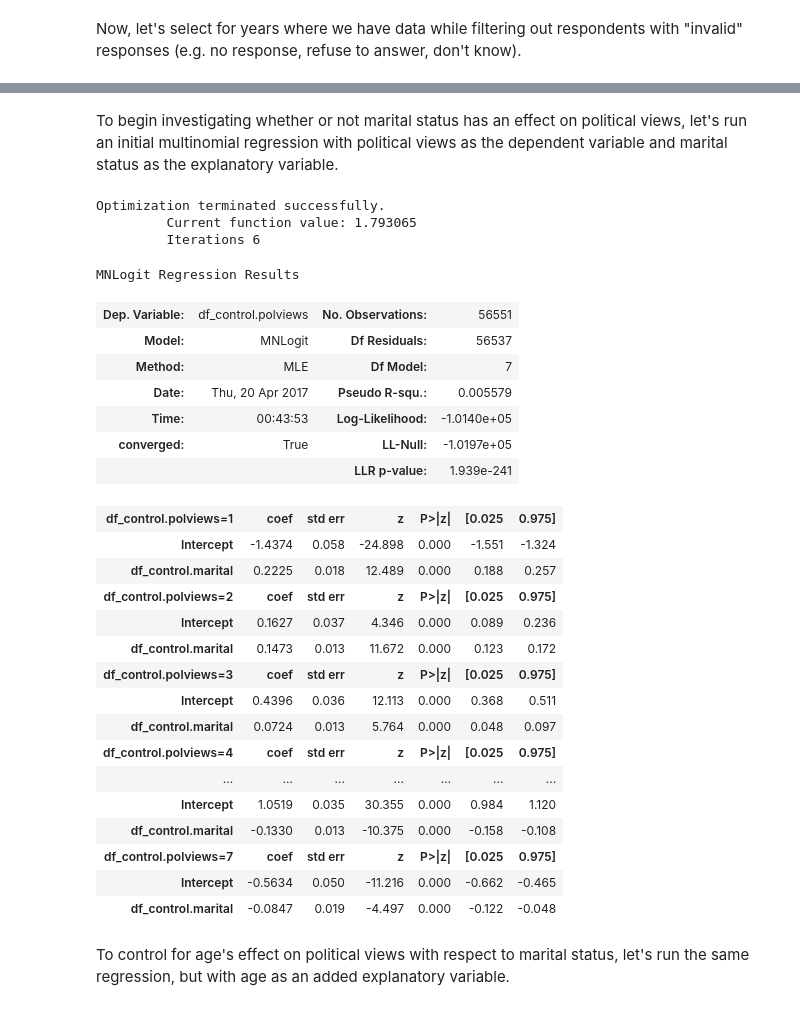
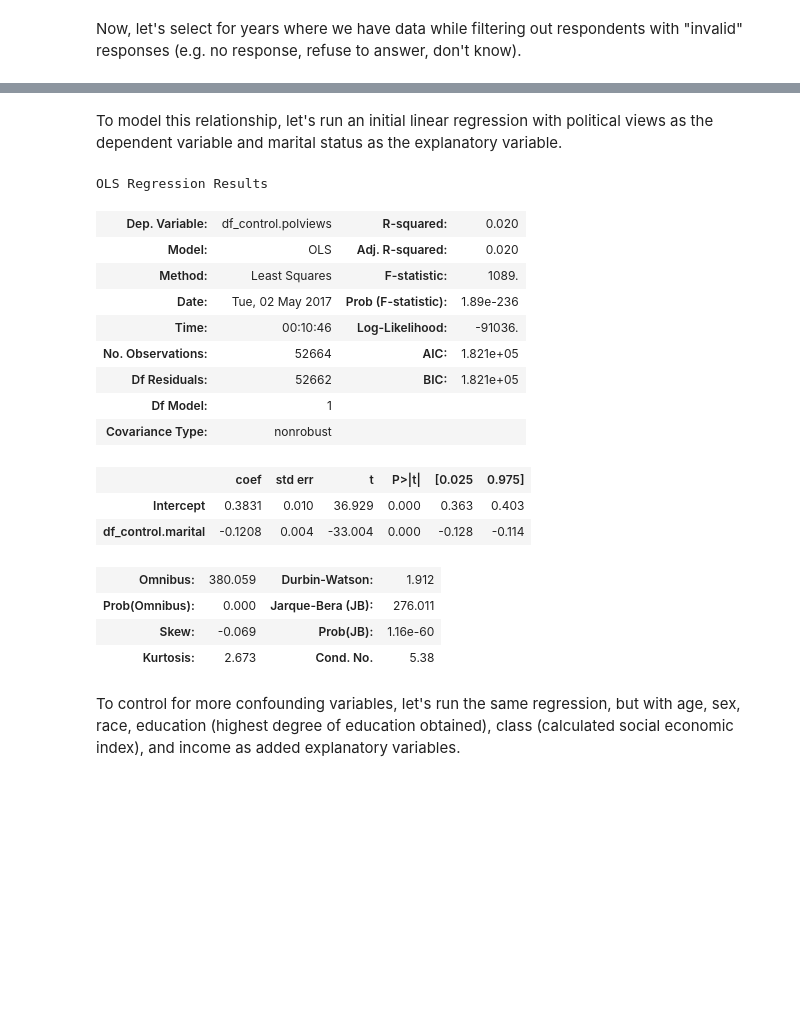
Before and after one commit to Faadal/data_science_politics, a Jupyter notebook: report3.ipynb, the cells around one changed output, grey strips where cells are left out. Cells and saved outputs as stored; diff of their text form; code cells hidden in the pictures; blank space fills up the shorter version.

Commit message:
updated main report notebook

```diff
--- a/report3.ipynb
+++ b/report3.ipynb
@@ -33,6 +34,10 @@ print('Number of respondents left: %i' %(df.shape[0] + 1))
 
 # Filter out invalid polviews
 df = df[df.polviews <= 7]
+df = df[df.polviews > 0]
+
+# Center polviews likert scale around 0
+df['polviews'] = np.subtract(df['polviews'], 4)
 print('Number of respondents left: %i' %(df.shape[0] + 1))
 
 # Filter out invalid age respondants
@@ -43,7 +48,19 @@ print('Number of respondents left: %i' %(df.shape[0] + 1))
 df = df[df.marital != 9]
 print('Number of respondents left: %i' %(df.shape[0] + 1))
 
-# Maybe try to fill in values?
+# Filter out highest education degree invalid
+df = df[df.degree <= 4]
+
+# Recode religion to make coding more consistent through GSS years
+df['relig_recode'] = df.relig
+#recode Christians who are not Catholic as '1' (replacing Protestant code)
+df.relig_recode.replace([10, 11, 13], 1, inplace=True)
+#recode Buddhism, Hinduism, Other eastern, Moslem/islam, Native american, Inter-nondenominational
+df.relig_recode.replace([6, 7, 8, 9, 12], 5, inplace=True)
+#remove don't know/don't answer respondants
+df = df[df.relig_recode <= 5]
+
+# For more information about SEI scores http://gss.norc.org/Documents/reports/methodological-reports/MR074.pdf
 
 df_control = df.copy(deep=True)
 # %% [output]
@@ -54,39 +131,29 @@ Number of respondents left: 56552
 # %% [markdown]
-To begin investigating whether or not marital status has an effect on political views, let's run an initial multinomial regression with political views as the dependent variable and marital status as the explanatory variable.
+To model this relationship, let's run an initial linear regression with political views as the dependent variable and marital status as the explanatory variable.
 # %%
 formula = 'df_control.polviews ~ df_control.marital'
-model = smf.mnlogit(formula, data=df_control)
+model = smf.ols(formula, data=df_control)
 results = model.fit()
 params_marital = results.params
 results.summary()
 # %% [output]
-Optimization terminated successfully.
-         Current function value: 1.793065
-         Iterations 6
+OLS Regression Results
-MNLogit Regression Results
-| Dep. Variable: | df_control.polviews | No. Observations: | 56551 |
-| Model: | MNLogit | Df Residuals: | 56537 |
-| Method: | MLE | Df Model: | 7 |
-| Date: | Thu, 20 Apr 2017 | Pseudo R-squ.: | 0.005579 |
-| Time: | 00:43:53 | Log-Likelihood: | -1.0140e+05 |
-| converged: | True | LL-Null: | -1.0197e+05 |
-|  |  | LLR p-value: | 1.939e-241 |
+| Dep. Variable: | df_control.polviews | R-squared: | 0.020 |
+| Model: | OLS | Adj. R-squared: | 0.020 |
+| Method: | Least Squares | F-statistic: | 1089. |
+| Date: | Tue, 02 May 2017 | Prob (F-statistic): | 1.89e-236 |
+| Time: | 00:10:46 | Log-Likelihood: | -91036. |
+| No. Observations: | 52664 | AIC: | 1.821e+05 |
+| Df Residuals: | 52662 | BIC: | 1.821e+05 |
+| Df Model: | 1 |  |  |
+| Covariance Type: | nonrobust |  |  |
-| df_control.polviews=1 | coef | std err | z | P>|z| | [0.025 | 0.975] |
-| Intercept | -1.4374 | 0.058 | -24.898 | 0.000 | -1.551 | -1.324 |
-| df_control.marital | 0.2225 | 0.018 | 12.489 | 0.000 | 0.188 | 0.257 |
-| df_control.polviews=2 | coef | std err | z | P>|z| | [0.025 | 0.975] |
-| Intercept | 0.1627 | 0.037 | 4.346 | 0.000 | 0.089 | 0.236 |
-| df_control.marital | 0.1473 | 0.013 | 11.672 | 0.000 | 0.123 | 0.172 |
-| df_control.polviews=3 | coef | std err | z | P>|z| | [0.025 | 0.975] |
-| Intercept | 0.4396 | 0.036 | 12.113 | 0.000 | 0.368 | 0.511 |
-| df_control.marital | 0.0724 | 0.013 | 5.764 | 0.000 | 0.048 | 0.097 |
-| df_control.polviews=4 | coef | std err | z | P>|z| | [0.025 | 0.975] |
-| ... | ... | ... | ... | ... | ... | ... |
-| Intercept | 1.0519 | 0.035 | 30.355 | 0.000 | 0.984 | 1.120 |
-| df_control.marital | -0.1330 | 0.013 | -10.375 | 0.000 | -0.158 | -0.108 |
-| df_control.polviews=7 | coef | std err | z | P>|z| | [0.025 | 0.975] |
-| Intercept | -0.5634 | 0.050 | -11.216 | 0.000 | -0.662 | -0.465 |
-| df_control.marital | -0.0847 | 0.019 | -4.497 | 0.000 | -0.122 | -0.048 |
+|  | coef | std err | t | P>|t| | [0.025 | 0.975] |
+| Intercept | 0.3831 | 0.010 | 36.929 | 0.000 | 0.363 | 0.403 |
+| df_control.marital | -0.1208 | 0.004 | -33.004 | 0.000 | -0.128 | -0.114 |
+| Omnibus: | 380.059 | Durbin-Watson: | 1.912 |
+| Prob(Omnibus): | 0.000 | Jarque-Bera (JB): | 276.011 |
+| Skew: | -0.069 | Prob(JB): | 1.16e-60 |
+| Kurtosis: | 2.673 | Cond. No. | 5.38 |
 # %% [markdown]
-To control for age's effect on political views with respect to marital status, let's run the same regression, but with age as an added explanatory variable.
+To control for more confounding variables, let's run the same regression, but with age, sex, race, education (highest degree of education obtained), class (calculated social economic index), and income as added explanatory variables.
 # %%
```
Also changed, not shown: parts of 20 cells of this notebook, 5 other files.
